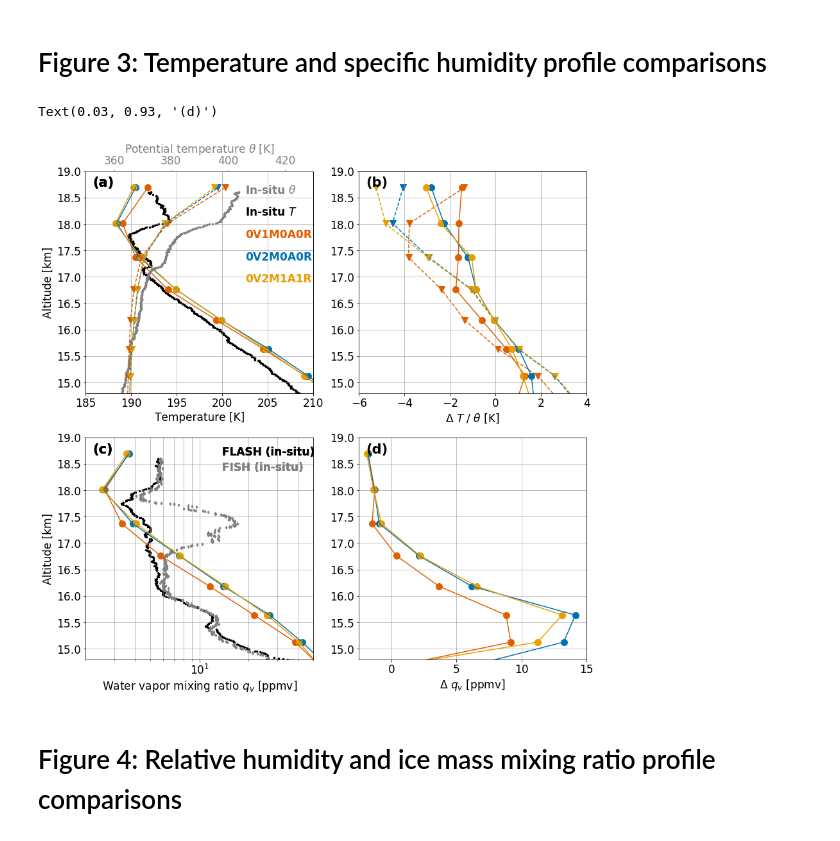
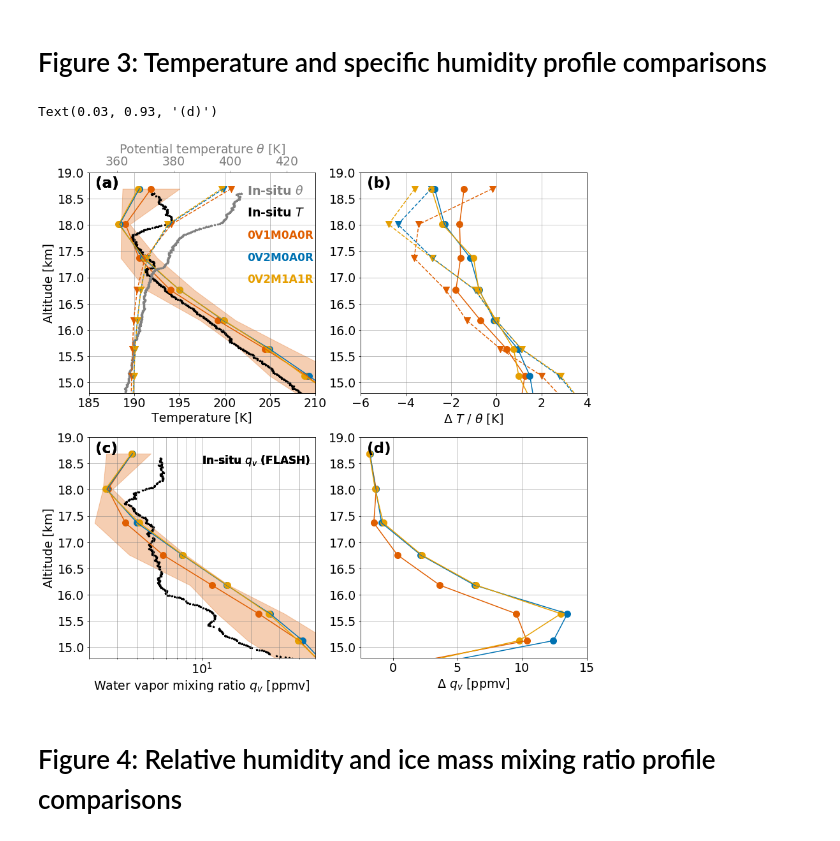
Before and after one commit to sylviasullivan/ice-microp-rad, a Jupyter notebook: Figures_article2.ipynb, the cells around one changed output. Cells and saved outputs as stored; diff of their text form; code cells hidden in the pictures.

```diff
--- a/Figures_article2.ipynb
+++ b/Figures_article2.ipynb
@@ -399,94 +399,106 @@ RH_ICON = calc_RH(sim_stats[:,0], sim_stats[:,1], sim_stats[:,2])
 # %%
-fs = 17
+fs = 19
 fig, ax = plt.subplots(nrows=2, ncols=2, figsize=(14, 14))
-y1 = 14.8
+ax0 = ax[0,0].twiny()
+
 y2 = 19
-icon_sz = 100
 icon_lw = 1.5
 icon_alfa = 1
 k = 0 # If k = 0, compare means. If k = 1, compare medians.
+
+if tag != '_full':
+    ax[0,0].set_xlim([185, 210])
+    ax0.set_xlim([350, 430])
+    ax[0,1].set_xlim([-6, 4])
+    ax[1,0].set_xlim([2, 50])
+    ax[1,1].set_xlim([-2.5, 15])
+else:
+    ax[0,1].set_xlim([-5, 7])
+
+# Shade the area for +/- a standard deviation for the first simulation
+tm = np.nanmean( sim_stats[0,0,k], axis=1 )
+ax[0,0].fill_betweenx( y=bins_sims/1000, x1=tm - np.nanmean(sim_stats[0,0,2], axis=1), x2=tm + np.nanmean(sim_stats[0,0,2], axis=1), alpha=0.3, color=farbe['0V1M0A0R'] )
 
 # Whether we look at stats or stats_fixed is set above.
 ax[0,0].grid(b=True, which='both', axis='both', color='gray', linewidth=0.5)
 ax[0,0].scatter(temp, alt3/1000, color='k', s=10, marker='*')
 for s_indx, s_name in enumerate( sim_list ):
     # np.linspace(u,d,n)/1000 were the initial y-coordinates
-    ax[0,0].scatter(np.nanmean(sim_stats[s_indx,0,k,:,:20],axis=1), bins_sims/1000, s=icon_sz, color=farbe[s_name])
-    ax[0,0].plot(np.nanmean(sim_stats[s_indx,0,k,:,:20],axis=1), bins_sims/1000, linewidth=icon_lw, color=farbe[s_name])
+    tm = np.nanmean(sim_stats[s_indx,0,k],axis=1)
+    ax[0,0].scatter( tm, bins_sims/1000, s=icon_sz, color=farbe[s_name] )
+    ax[0,0].plot( np.nanmean(sim_stats[s_indx,0,k],axis=1), bins_sims/1000, linewidth=icon_lw, color=farbe[s_name] )
     ax[0,0].set_ylim([y1, y2])
-    ax[0,0].set_xlim([185, 210])
     ax[0,0].tick_params('both',labelsize=fs)
     ax[0,0].set_xlabel('Temperature [K]', fontsize=fs)
     ax[0,0].set_ylabel('Altitude [km]',fontsize=fs)
+
     ax[0,0].text(0.03, 0.93, '(a)', weight='bold', fontsize=fs+4, transform=ax[0,0].transAxes)
 
-ax0 = ax[0,0].twiny()
 ax0.scatter(theta, alt3/1000, color='gray', s=10, marker='*')
 for s_indx, s_name in enumerate( sim_list ):
-    ax0.scatter(np.nanmean(theta_ICON[s_indx,k,:,:20], axis=1), bins_sims/1000, marker='v', s=icon_sz, color=farbe[s_name])
-    ax0.plot(np.nanmean(theta_ICON[s_indx,k,:,:20],axis=1), bins_sims/1000, ls='--', linewidth=icon_lw, color=farbe[s_name])
+    ax0.scatter(np.nanmean( sim_stats[s_indx,5,k], axis=1 ), bins_sims/1000, marker='v', s=icon_sz, color=farbe[s_name] )
+    ax0.plot( np.nanmean( sim_stats[s_indx,5,k], axis=1 ), bins_sims/1000, ls='--', linewidth=icon_lw, color=farbe[s_name] )
 ax0.set_xlabel(r'Potential temperature $\theta$ [K]', fontsize=fs, color='gray')
 ax0.spines['top'].set_color('gray')
 ax0.tick_params(axis='x',colors='gray')
-ax0.set_xlim([350, 430])
 ax0.tick_params('both',labelsize=fs)
 ax0.text(0.7, 0.9, r'In-situ $\theta$', fontsize=fs, weight='bold', color='gray', transform=ax0.transAxes)
 ax0.text(0.7, 0.8, r'In-situ $T$', fontsize=fs, weight='bold', color='black', transform=ax0.transAxes)
-ax0.text(0.7, 0.7, '0V1M0A0R', fontsize=fs, weight='bold', color=farbe['0V1M0A0R'], transform=ax0.transAxes)
-ax0.text(0.7, 0.6, '0V2M0A0R', fontsize=fs, weight='bold', color=farbe['0V2M0A0R'], transform=ax0.transAxes)
-ax0.text(0.7, 0.5, '0V2M1A1R', fontsize=fs, weight='bold', color=farbe['0V2M1A1R'], transform=ax0.transAxes)
+ax0.text(0.7, 0.7, '0V1M0A0R', fontsize=fs-2, weight='bold', color=farbe['0V1M0A0R'], transform=ax0.transAxes)
+ax0.text(0.7, 0.6, '0V2M0A0R', fontsize=fs-2, weight='bold', color=farbe['0V2M0A0R'], transform=ax0.transAxes)
+ax0.text(0.7, 0.5, '0V2M1A1R', fontsize=fs-2, weight='bold', color=farbe['0V2M1A1R'], transform=ax0.transAxes)
 
 ax[0,1].grid(b=True, which='both', axis='both', color='gray', linewidth=0.5)
 for s_indx, s_name in enumerate( sim_list ):
-    ax[0,1].scatter(np.nanmean(sim_stats[s_indx,0,k,:,:20],axis=1) - temp_SC_stats[k], bins_sims/1000,
+    ax[0,1].scatter(np.nanmean(sim_stats[s_indx,0,k],axis=1) - temp_SC_stats[k], bins_sims/1000,
                    s=icon_sz, alpha=icon_alfa, color=farbe[s_name])
-    ax[0,1].plot(np.nanmean(sim_stats[s_indx,0,k,:,:20],axis=1) - temp_SC_stats[k], bins_sims/1000,
+    ax[0,1].plot(np.nanmean(sim_stats[s_indx,0,k],axis=1) - temp_SC_stats[k], bins_sims/1000,
                  linewidth=icon_lw, color=farbe[s_name])
-    ax[0,1].scatter(np.nanmean(theta_ICON[s_indx,k,:,:20],axis=1) - theta_SC_stats[k], bins_sims/1000,
+    ax[0,1].scatter(np.nanmean(sim_stats[s_indx,5,k],axis=1) - theta_SC_stats[k], bins_sims/1000, # theta_ICON[s_indx,k]
                     s=icon_sz, marker='v', alpha=icon_alfa, color=farbe[s_name])
-    ax[0,1].plot(np.nanmean(theta_ICON[s_indx,k,:,:20],axis=1) - theta_SC_stats[k], bins_sims/1000,
+    ax[0,1].plot(np.nanmean(sim_stats[s_indx,5,k],axis=1) - theta_SC_stats[k], bins_sims/1000, # theta_ICON[s_indx,k]
                   linewidth=icon_lw, ls='--', color=farbe[s_name])
 ax[0,1].set_ylim([y1, y2])
-ax[0,1].set_xlim([-6, 4])
 ax[0,1].tick_params('both',labelsize=fs)
 ax[0,1].set_xlabel(r'$\Delta$ $T$ / $\theta$ [K]', fontsize=fs)
 ax[0,1].text(0.03, 0.93, '(b)', weight='bold', fontsize=fs+4, transform=ax[0,1].transAxes)
 
 ax[1,0].grid(b=True, which='both', axis='both', color='gray', linewidth=0.5)
+qvm = np.nanmean(sim_stats[0,2,k],axis=1)
+ax[1,0].fill_betweenx( y=bins_sims/1000, x1=qvm - np.nanmean(sim_stats[0,2,2], axis=1), x2=qvm + np.nanmean(sim_stats[0,2,2], axis=1), alpha=0.3, color=farbe['0V1M0A0R'] )
 ax[1,0].scatter(qv_flash, alt1/1000, color='k', s=10, marker='*')
-ax[1,0].scatter(qv_fish, alt1/1000, color='gray', s=10, marker='d')
+#ax[1,0].scatter(qv_fish, alt1/1000, color='gray', s=10, marker='d')
 for s_indx, s_name in enumerate( sim_list ):
-    ax[1,0].scatter(np.nanmean(sim_stats[s_indx,2,k,:,:20],axis=1), bins_sims/1000, s=icon_sz, color=farbe[s_name])
-    ax[1,0].plot(np.nanmean(sim_stats[s_indx,2,k,:,:20],axis=1), bins_sims/1000, linewidth=icon_lw, color=farbe[s_name])
+    qvm = np.nanmean(sim_stats[s_indx,2,k],axis=1)
+    ax[1,0].scatter( qvm, bins_sims/1000, s=icon_sz, color=farbe[s_name] )
+    ax[1,0].plot(np.nanmean(sim_stats[s_indx,2,k],axis=1), bins_sims/1000, linewidth=icon_lw, color=farbe[s_name])
     ax[1,0].set_xlabel('Water vapor mixing ratio $q_v$ [ppmv]',fontsize=fs)
     ax[1,0].set_ylabel('Altitude [km]',fontsize=fs)
-    ax[1,0].set_xlim(2,50)
     ax[1,0].set_ylim([y1, y2])
     ax[1,0].set_xscale('log')
-    ax[1,0].text(0.6, 0.92, 'FLASH (in-situ)', fontsize=fs, weight='bold', transform=ax[1,0].transAxes)
-    ax[1,0].text(0.6, 0.85, 'FISH (in-situ)', fontsize=fs, weight='bold', color='gray', transform=ax[1,0].transAxes)
+    ax[1,0].text(0.5, 0.88, 'In-situ $q_v$ (FLASH)', fontsize=fs-2, weight='bold', transform=ax[1,0].transAxes)
+    # We should not show the FISH measurements on this plot, as it is a total water measurement (not gas-phase only)
+    #ax[1,0].text(0.6, 0.85, 'FISH (in-situ)', fontsize=fs, weight='bold', color='gray', transform=ax[1,0].transAxes)
     ax[1,0].tick_params('both', labelsize=fs)
     ax[1,0].text(0.03, 0.93, '(c)', weight='bold', fontsize=fs+4, transform=ax[1,0].transAxes)
 
 ax[1,1].grid(b=True, which='both', axis='both', color='gray', linewidth=0.5)
 for s_indx, s_name in enumerate( sim_list ):
-    ax[1,1].scatter(np.nanmean(sim_stats[s_indx,2,k,:,:20],axis=1) - qv_flash_SC_stats[k], bins_sims/1000,
+    ax[1,1].scatter(np.nanmean(sim_stats[s_indx,2,k],axis=1) - qv_flash_SC_stats[k], bins_sims/1000,
                     s=icon_sz, alpha=icon_alfa, color=farbe[s_name])
-    ax[1,1].plot(np.nanmean(sim_stats[s_indx,2,k,:,:20],axis=1) - qv_flash_SC_stats[k], bins_sims/1000,
+    ax[1,1].plot(np.nanmean(sim_stats[s_indx,2,k],axis=1) - qv_flash_SC_stats[k], bins_sims/1000,
                   linewidth=icon_lw, color=farbe[s_name])
 ax[1,1].set_ylim([y1, y2])
-if tag == '_pinpoint':
-    ax[1,1].set_xlim([-2.5, 2.5])
-else:
-    ax[1,1].set_xlim([-2.5, 15])
+#if tag == '_pinpoint':
+#    ax[1,1].set_xlim([-2.5, 2.5])
 ax[1,1].tick_params('both', labelsize=fs)
 ax[1,1].set_xlabel(r'$\Delta$ $q_v$ [ppmv]', fontsize=fs)
 ax[1,1].text(0.03, 0.93, '(d)', weight='bold', fontsize=fs+4, transform=ax[1,1].transAxes)
 
 #fig.savefig('output/T-theta-qv-comp' + tag + '.pdf')
 # %% [output]
 Text(0.03, 0.93, '(d)')
-[figure, old version]
+[figure, new version]
 # %% [markdown]
 # Figure 4: Relative humidity and ice mass mixing ratio profile comparisons
 # %%
```
Also changed, not shown: parts of 12 cells of this notebook, 1 other file.
